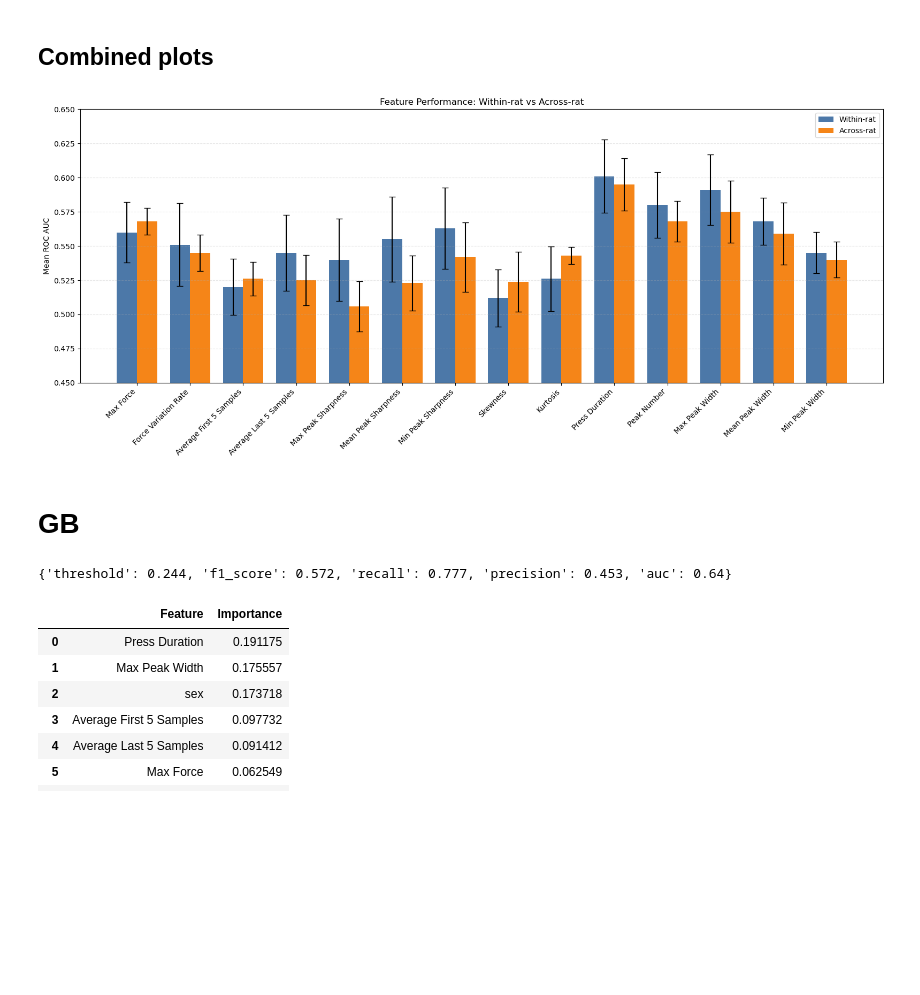
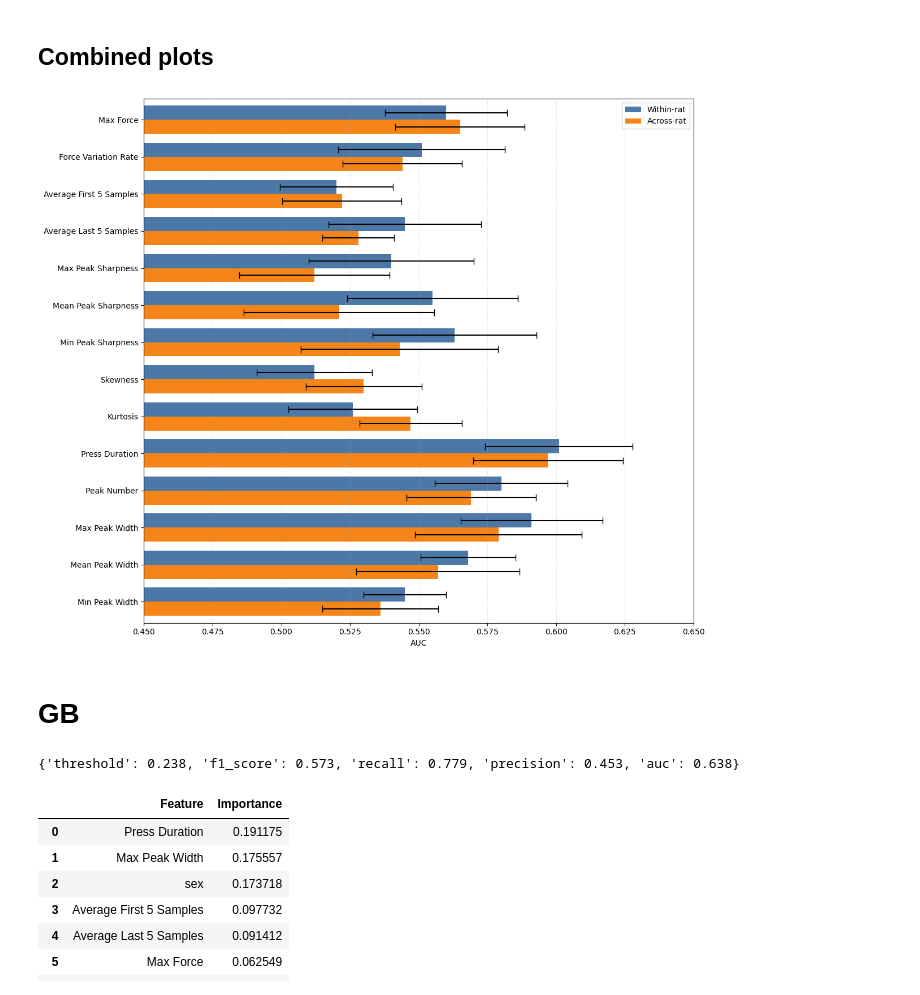
Before and after one commit to Jiefei-Wang/rat-model, a Jupyter notebook: scripts/manuscript/models.ipynb, the cells around one changed output. Saved outputs shown, nothing was run; the diff lists cells and outputs as text; code cells hidden in the pictures; blank space fills up the shorter version.

```diff
--- a/scripts/manuscript/models.ipynb
+++ b/scripts/manuscript/models.ipynb
@@ -215,6 +215,7 @@ display(df_across_rat_groupkfold_summary)
 ## Combined plots
 # %%
 import matplotlib.pyplot as plt
+from PIL import Image
 
 within_plot = df_within_rat_auc_summary.copy()
 within_plot['Dataset'] = 'Within-rat'
@@ -233,54 +234,72 @@ feature_order = [
     for f in ordered_features
     if feature_name_map[f] in plot_df['Feature'].values
 ]
+plot_order = feature_order[::-1]
 
 within_vals = (
     plot_df[plot_df['Dataset'] == 'Within-rat']
     .set_index('Feature')
-    .reindex(feature_order)
+    .reindex(plot_order)
     .reset_index()
 )
 across_vals = (
     plot_df[plot_df['Dataset'] == 'Across-rat']
     .set_index('Feature')
-    .reindex(feature_order)
+    .reindex(plot_order)
     .reset_index()
 )
 
-x = np.arange(len(feature_order))
-bar_width = 0.38
+y = np.arange(len(plot_order))
+bar_height = 0.38
+across_y = y - bar_height / 2
+within_y = y + bar_height / 2
 
-fig, ax = plt.subplots(figsize=(16, 7))
-ax.bar(
-    x - bar_width / 2,
+fig, ax = plt.subplots(figsize=(12, 10))
+ax.barh(
+    within_y,
     within_vals['AUC_mean'],
-    bar_width,
-    yerr=within_vals['CI95'],
+    bar_height,
+    xerr=within_vals['CI95'],
     capsize=4,
     label='Within-rat',
     color='#4C78A8'
  )
-ax.bar(
-    x + bar_width / 2,
+ax.barh(
+    across_y,
     across_vals['AUC_mean'],
-    bar_width,
-    yerr=across_vals['CI95'],
+    bar_height,
+    xerr=across_vals['CI95'],
     capsize=4,
     label='Across-rat',
     color='#F58518'
  )
 
-ax.set_xticks(x)
-ax.set_xticklabels(feature_order, rotation=45, ha='right')
-ax.set_ylabel('Mean ROC AUC')
-ax.set_title('Feature Performance: Within-rat vs Across-rat')
-ax.set_ylim(0.45, 0.65)
+ax.set_yticks(y)
+ax.set_yticklabels(plot_order)
+ax.set_xlabel('AUC')
+ax.set_xlim(0.45, 0.65)
+ax.set_ylim(-bar_height * 1.5, len(plot_order) - 1 + bar_height * 1.5)
 ax.legend()
-ax.grid(axis='y', linestyle='--', alpha=0.3)
+ax.grid(axis='x', linestyle='--', alpha=0.3)
 plt.tight_layout()
+
+output_path = f"{figure_path}/feature_performance.png"
+plt.savefig(output_path, dpi=300, bbox_inches='tight')
+
+with Image.open(output_path) as img:
+    img = img.convert('RGB')
+    bottom_pad_px = max(1, int(img.height * 0.08))
+    padded_img = Image.new(
+        'RGB',
+        (img.width, img.height + bottom_pad_px),
+        'white'
+    )
+    padded_img.paste(img, (0, 0))
+    padded_img.save(output_path)
+
 plt.show()
 # %% [output]
-[figure, old version]
+[figure, new version]
 # %% [markdown]
 # GB
 # %%
@@ -292,23 +311,24 @@ y_test = df_ML_test.loc[:, 'label'].values
 import xgboost as xgb
 
 gb = xgb.XGBClassifier(
-    max_depth=2,
-    min_child_weight=8,
+    max_depth=3,
+    min_child_weight=2,
     subsample=0.9,
-    colsample_bytree=1,
+    colsample_bytree=0.9,
     reg_lambda=10,
     tree_method="hist",
     random_state=42
 )
 
+gb.fit(x_train, y_train)
 
-gb.fit(x_train, y_train)
+
 y_pred = gb.predict_proba(x_test)[:, 1]
 df_ML_test["gb_prob"] = y_pred
 GB_metrics = calc_metrics(y_test, y_pred)
 print(GB_metrics)
 # %% [output]
-{'threshold': 0.244, 'f1_score': 0.572, 'recall': 0.777, 'precision': 0.453, 'auc': 0.64}
+{'threshold': 0.238, 'f1_score': 0.573, 'recall': 0.779, 'precision': 0.453, 'auc': 0.638}
 # %%
 # Will not be used in the manuscript
 # feature importance
```
Also changed, not shown: parts of 9 cells of this notebook.
